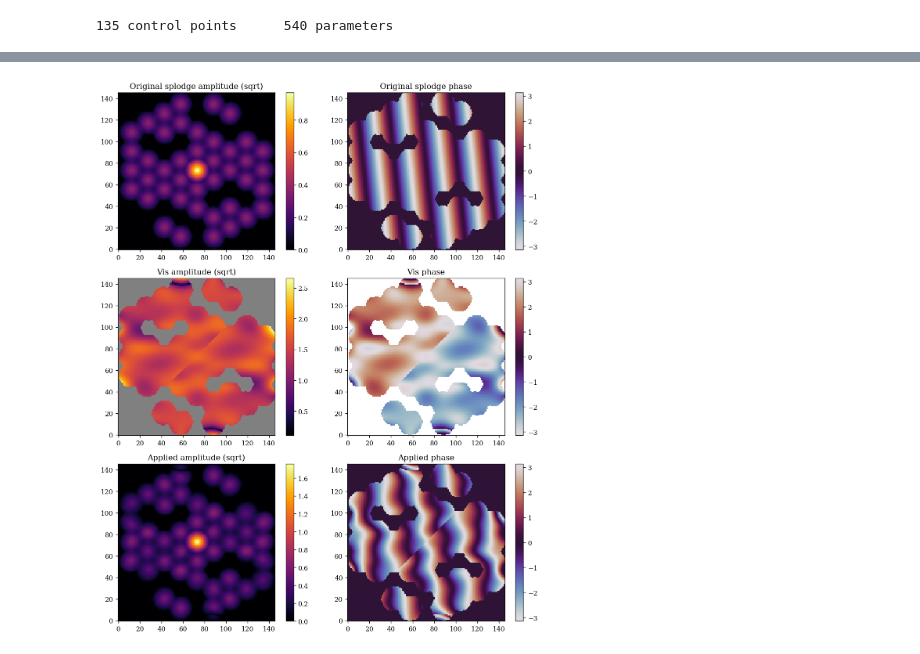
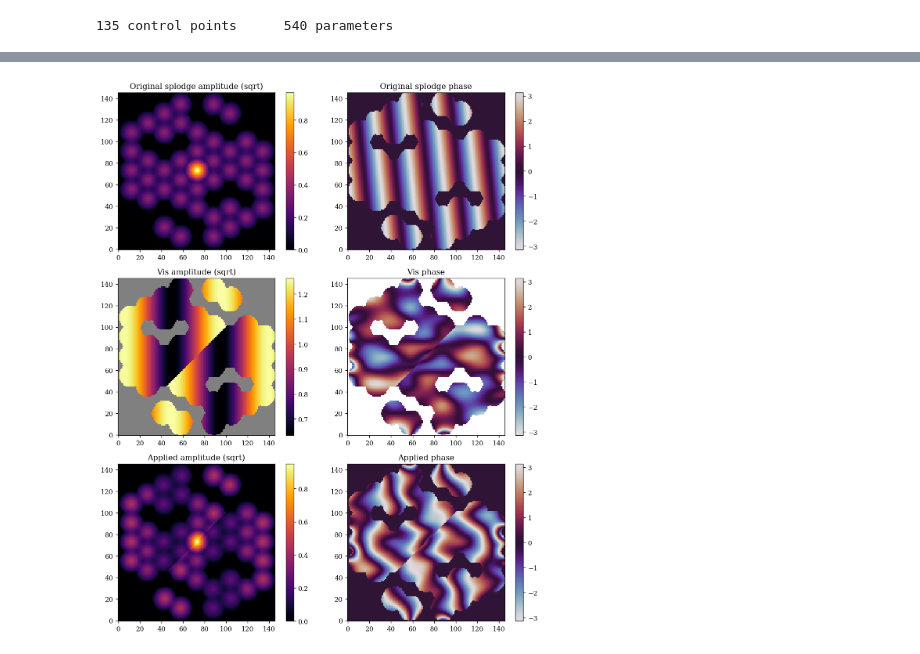
Before and after one commit to LouisDesdoigts/amigo_notebooks, a Jupyter notebook: spline_vis.ipynb, the cells around one changed output, grey strips where cells are left out. Saved outputs shown, nothing was run; the diff lists cells and outputs as text; code cells hidden in the pictures.

```diff
--- a/spline_vis.ipynb
+++ b/spline_vis.ipynb
@@ -327,15 +350,21 @@ plt.show()
 # complex conjugate always has some amplitude but different _phase_
 kern = gaussian(0.2, 7, 7)
 
-#
-amp_points = 1 + 0.5 * jr.normal(jr.PRNGKey(0), (nx + 4, ny + 4))
-convd_amp = jax.scipy.signal.convolve(amp_points, kern, mode="same")[2:-2, 2:-2]
-amp_interper = ipx.Interpolator2D(xs, ys, convd_amp, method="cubic2", extrap=True)
+
+xxs, yys = np.meshgrid(np.linspace(-1, 1, nx + 4), np.linspace(-1, 1, ny + 4))
+sine_amps = 1 + 0.6 * np.sin(2 * np.pi * xxs)[2:-2, 2:-2].T
+amp_interper = ipx.Interpolator2D(xs, ys, sine_amps, method="cubic2", extrap=True)
 amp_interp = lambda xs, ys: amp_interper(xs.flatten(), ys.flatten()).reshape(xs.shape)
 
 #
+# amp_points = 1 + 0.5 * jr.normal(jr.PRNGKey(0), (nx + 4, ny + 4))
+# convd_amp = jax.scipy.signal.convolve(amp_points, kern, mode="same")[2:-2, 2:-2]
+# amp_interper = ipx.Interpolator2D(xs, ys, convd_amp, method="cubic2", extrap=True)
+# amp_interp = lambda xs, ys: amp_interper(xs.flatten(), ys.flatten()).reshape(xs.shape)
+
+#
 pha_points = jr.normal(jr.PRNGKey(1), (nx + 4, ny + 4))
-convd_pha = jax.scipy.signal.convolve(amp_points, kern, mode="same")[2:-2, 2:-2]
+convd_pha = jax.scipy.signal.convolve(pha_points, kern, mode="same")[2:-2, 2:-2]
 pha_interper = ipx.Interpolator2D(xs, ys, convd_pha, method="cubic2", extrap=True)
 pha_interp = lambda xs, ys: pha_interper(xs.flatten(), ys.flatten()).reshape(xs.shape)
 
@@ -382,31 +411,31 @@ plt.imshow(mask * np.abs(cplx_splodges) ** 0.5)
 plt.colorbar()
 
 plt.subplot(3, 2, 2)
 plt.title("Original splodge phase")
 plt.imshow(mask * np.angle(cplx_splodges), cmap='twilight')
 plt.colorbar()
 
 plt.subplot(3, 2, 3)
 plt.title("Vis amplitude (sqrt)")
 plt.imshow(np.where(mask, np.abs(vis_out), np.nan) ** 0.5, cmap=inferno)
 plt.colorbar()
 
 plt.subplot(3, 2, 4)
 plt.title("Vis phase")
 plt.imshow(np.where(mask, np.angle(vis_out), np.nan), cmap='twilight')
 plt.colorbar()
 
 plt.subplot(3, 2, 5)
 plt.title("Applied amplitude (sqrt)")
 plt.imshow((mask * applied_amp) ** 0.5)
 plt.colorbar()
 
 plt.subplot(3, 2, 6)
 plt.title("Applied phase")
 plt.imshow((mask * applied_pha), cmap='twilight')
 plt.colorbar()
 
 plt.tight_layout()
 plt.show()
 # %% [output]
-[figure, old version]
+[figure, new version]
```
Also changed, not shown: parts of 3 cells of this notebook.
